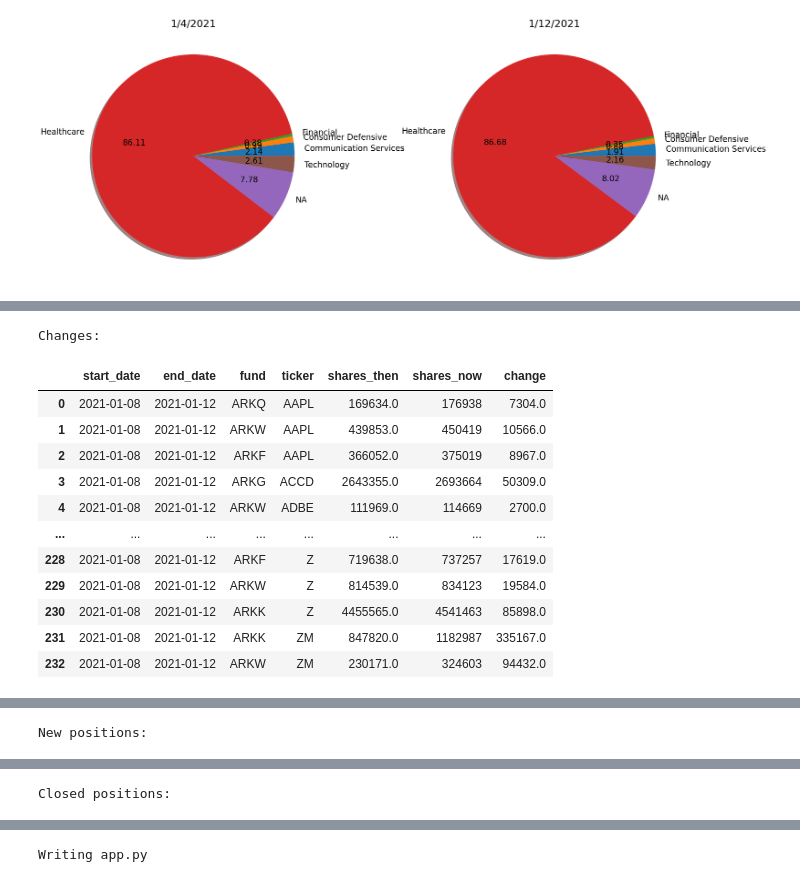
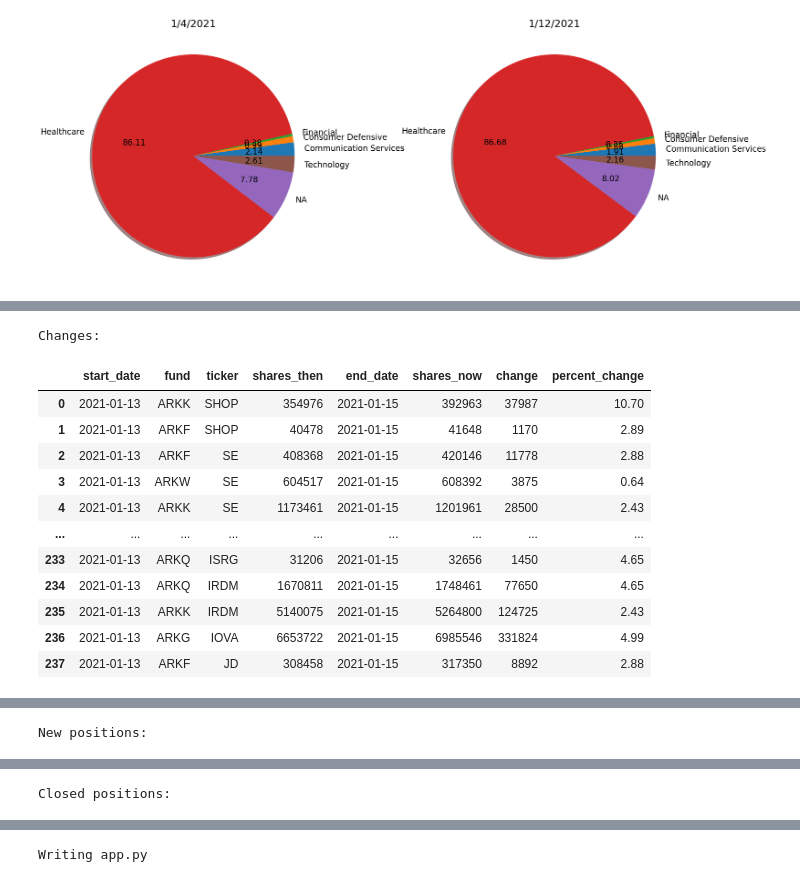
Before and after one commit to ShyuShiro/ARKFund_App, a Jupyter notebook: ARK Visualizations.ipynb, the cells around one changed output, grey strips where cells are left out. Saved outputs shown, nothing was run; the diff lists cells and outputs as text; code cells hidden in the pictures.

```diff
--- a/ARK Visualizations.ipynb
+++ b/ARK Visualizations.ipynb
@@ -399,5 +359,5 @@ see_data()
 # %%
-df = see_data()
+df = see_data(0)
 display(df)
 # %% [output]
 |  | date | fund | company | ticker | shares | weight | sector | cap | market_cap |
@@ -574,100 +549,111 @@ _ = ticker_lookup(tickers = ['pypl'],together=True)
 # %%
-def change_in_portfolio(date1,date2,fund=None):
+def change_in_portfolio(date1=None,date2=None,fund=None):
     '''
     Functionality for `fund` argument built in ... but not fully tested
     '''
+    import numpy as np
     import pandas as pd
 
     df = see_data(0) #Grab all data in SQL database
+    unique_dates = df['date'].unique()
     df['date'] = df['date'].astype('datetime64[ns]') #Convert date to datetime object
+    df = df.sort_values(by='date',ascending=True).drop(['sector','cap','market_cap','company','weight'],axis=1) #Sort ascending dates & drop unnecessary columns
+
+    #If no dates provided
+    if date1 == None or date2 == None:
+        date1 = unique_dates[-2] #Previous trading session
+        date2 = unique_dates[-1] #Most recent trading session
+
     #If dates provided are short-hand .... add the year to them
     def add_year(date):
         import datetime
         year = datetime.datetime.today().year
         return date+"/"+str(year)
-
     if len(date1)<7:
         date1 = add_year(date1)
     if len(date2)<7:
         date2 = add_year(date2)
 
+    #To account for "New" positions opened... the date BEFORE date1 needs to be referenced.
+    #Ex: If a new position is opened on 1/11 ... how do you know it is new unless you can confirm from 1/10 that a position was not previously held
+    loc_initial_date = np.where(np.array(unique_dates)==date1)[0][0]-1 #Minus 1 to reach the previous date
+
+    #If no fund provided, simply search by dates
     if fund == None:
         #Grab subset info for the dates
-        a = df[(df['date']==date1)]
+        a = df[(df['date']==unique_dates[loc_initial_date])]
         b = df[(df['date']==date2)]
     else:
         #Grab subset info for the specified fund
-        a = df[(df['date']==date1)&(df['fund']==fund)]
+        a = df[(df['date']==unique_dates[loc_initial_date])&(df['fund']==fund)]
         b = df[(df['date']==date2)&(df['fund']==fund)]
 
+    #Compare via `how='outer'`
     diff = a.merge(b,how='outer',on=['fund','ticker'],indicator=False) #Determine differences between the 2 dates
     diff['change'] = diff['shares_y']-diff['shares_x'] #Compute change in shares
+    diff['percent_change'] = np.round(np.divide(100*diff['change'],diff['shares_x']),2)
 
-    diff = diff[['date_x','date_y','fund','ticker','shares_x','shares_y','change']] #Pick only select columns
+    #Pick only select columns
+    #diff = diff[['date_x','date_y','fund','ticker','shares_x','shares_y','change']]
 
+    #Create new DF with appropriate column headers
     changes = diff.rename(columns={'shares_x':"shares_then","shares_y":"shares_now",
                                 'date_x':"start_date","date_y":"end_date"}) #Rename for clarity
 
-    ##### Compute a sliced df containing only dates between [date1,date2] for use in `new` and `closed` dfs
-    #Convert string to datetime for the date column
-#    dates = pd.to_datetime(df['date'],infer_datetime_format=True)
-#    df['date'] = dates
-    df = df.sort_values(by='date',ascending=True) #Sort ascending dates
+    ###Determine positions that are new
+    new = changes[pd.isna(changes['shares_then'])] #All positions which didn't have shares before are new
 
-    #Convert date arguments to datetime object
-#    date1 = datetime.datetime.strptime(date1, '%m/%d/%Y')
-#    date2 = datetime.datetime.strptime(date2, '%m/%d/%Y')
-
+    # Compute a sliced df containing only dates between [date1,date2] for use in `new` and `closed` dfs
     #Subset the original df to be between these 2 dates
-    df = df[(df['date']>=date1)&(df['date']<=date2)]
-
-    ####Determine positions that are new
-    new = changes[pd.isna(changes['shares_then'])] #All positions which didn't have shares before are new
+    df = df[(df['date']>=unique_dates[loc_initial_date])&(df['date']<=date2)] #This new df is used to compute new & closed positions
 
     #Compute the date these positions opened
     initiation_date = []
     for i,row in new.iterrows():
-        subset = df[(df['ticker']==row['ticker']) & (df['fund']==row['fund'])] #Find this subset in the sliced [date1,date2] df
+        subset = df[(df['ticker']==row['ticker'])&(df['fund']==row['fund'])] #Find this subset in the sliced [date1,date2] df
         initiation_date.append(subset.iloc[0]['date'])
 
-    new = new.drop(['shares_then','start_date','change','end_date'],axis=1) #Drop the useless information (NaN columns)
+    new = new[['fund','ticker','shares_now']] #Drop the useless information (NaN columns)
     new['initiation_date'] = initiation_date #Create a new column with the date of position start
+    new = new.sort_values(by='initiation_date',ascending=False) #Sort df by open dates
 
-    ####Determine positions that closed
-    closed = changes[pd.isna(changes['shares_now'])] #All positions which no longer have shares are closed
+    ###Determine positions that closed
+    closed = diff[pd.isna(diff['shares_y'])==True] #All positions which no longer have shares on today's date are closed
 
     #Determine date the position(s) were closed
     sell_date = []
     for _,row in closed.iterrows():
-        subset = df[(df['ticker']==row['ticker'])&(df['fund']==row['fund'])] #Find this subset in the sliced [date1,date2] df
-        sell_date.append(subset['date'].iloc[-1])
+        subset = df[(df['ticker']==row['ticker'])&(df['fund']==row['fund'])] #Find all instances of the closed ticker position
+        sell_date.append(subset['date'].iloc[-1]) #The final entry's date is the close date
 
-    closed = closed.drop(['start_date','end_date','shares_now','change'],axis=1) #Drop unnecessary info (NaN Columns)
+    closed = closed[['fund','ticker']] #Drop unnecessary columns
     closed['close_date'] = sell_date #Create column
+    closed = closed.sort_values(by='close_date',ascending=False) #Sort data
 
-    #Update Change df to not include new or closed positions
+    ##Update Change df to not include new or closed positions
+    #The rows that would exist in "new" and "closed" are present in "changes" as well -- eliminate by finding all non-NaN entries
     changes = changes[pd.isna(changes['change'])==False] #Make the "changes" df have all changes that arent new/closed
 
     return changes, new, closed
 
-changes, new, closed = change_in_portfolio('1/8','1/12')
+changes, new, closed = change_in_portfolio()
 print("Changes:")
 display(changes)
 print("New positions:")
 display(new)
 print("Closed positions:")
 display(closed)
 # %% [output]
 Changes:
-|  | start_date | end_date | fund | ticker | shares_then | shares_now | change |
-| 0 | 2021-01-08 | 2021-01-12 | ARKQ | AAPL | 169634.0 | 176938 | 7304.0 |
-| 1 | 2021-01-08 | 2021-01-12 | ARKW | AAPL | 439853.0 | 450419 | 10566.0 |
-| 2 | 2021-01-08 | 2021-01-12 | ARKF | AAPL | 366052.0 | 375019 | 8967.0 |
-| 3 | 2021-01-08 | 2021-01-12 | ARKG | ACCD | 2643355.0 | 2693664 | 50309.0 |
-| 4 | 2021-01-08 | 2021-01-12 | ARKW | ADBE | 111969.0 | 114669 | 2700.0 |
-| ... | ... | ... | ... | ... | ... | ... | ... |
-| 228 | 2021-01-08 | 2021-01-12 | ARKF | Z | 719638.0 | 737257 | 17619.0 |
-| 229 | 2021-01-08 | 2021-01-12 | ARKW | Z | 814539.0 | 834123 | 19584.0 |
-| 230 | 2021-01-08 | 2021-01-12 | ARKK | Z | 4455565.0 | 4541463 | 85898.0 |
-| 231 | 2021-01-08 | 2021-01-12 | ARKK | ZM | 847820.0 | 1182987 | 335167.0 |
-| 232 | 2021-01-08 | 2021-01-12 | ARKW | ZM | 230171.0 | 324603 | 94432.0 |
+|  | start_date | fund | ticker | shares_then | end_date | shares_now | change | percent_change |
+| 0 | 2021-01-13 | ARKK | SHOP | 354976 | 2021-01-15 | 392963 | 37987 | 10.70 |
+| 1 | 2021-01-13 | ARKF | SHOP | 40478 | 2021-01-15 | 41648 | 1170 | 2.89 |
+| 2 | 2021-01-13 | ARKF | SE | 408368 | 2021-01-15 | 420146 | 11778 | 2.88 |
+| 3 | 2021-01-13 | ARKW | SE | 604517 | 2021-01-15 | 608392 | 3875 | 0.64 |
+| 4 | 2021-01-13 | ARKK | SE | 1173461 | 2021-01-15 | 1201961 | 28500 | 2.43 |
+| ... | ... | ... | ... | ... | ... | ... | ... | ... |
+| 233 | 2021-01-13 | ARKQ | ISRG | 31206 | 2021-01-15 | 32656 | 1450 | 4.65 |
+| 234 | 2021-01-13 | ARKQ | IRDM | 1670811 | 2021-01-15 | 1748461 | 77650 | 4.65 |
+| 235 | 2021-01-13 | ARKK | IRDM | 5140075 | 2021-01-15 | 5264800 | 124725 | 2.43 |
+| 236 | 2021-01-13 | ARKG | IOVA | 6653722 | 2021-01-15 | 6985546 | 331824 | 4.99 |
+| 237 | 2021-01-13 | ARKF | JD | 308458 | 2021-01-15 | 317350 | 8892 | 2.88 |
```
Also changed, not shown: parts of 20 cells of this notebook, 1 other file.
